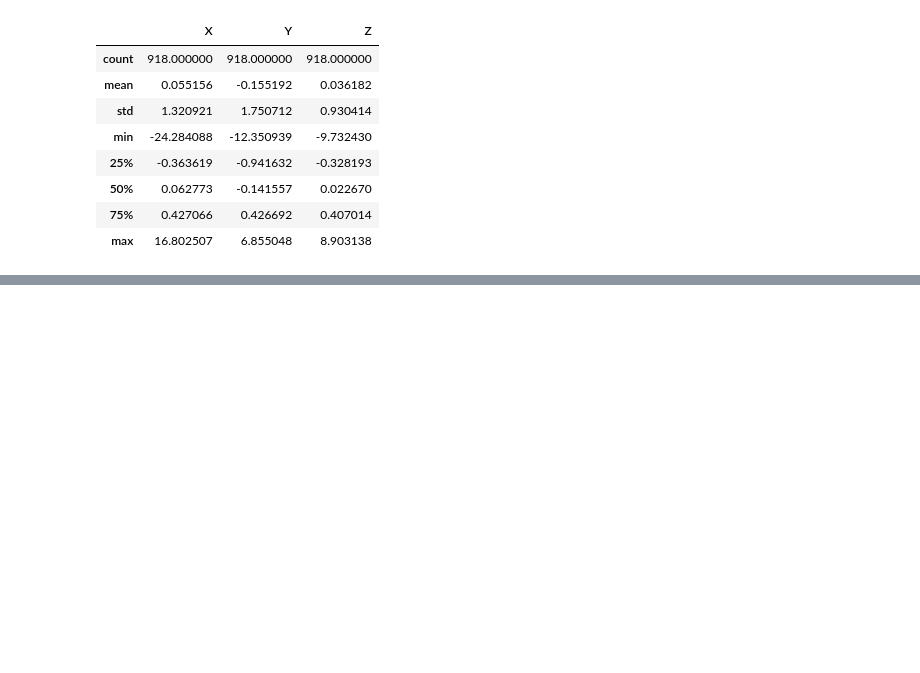
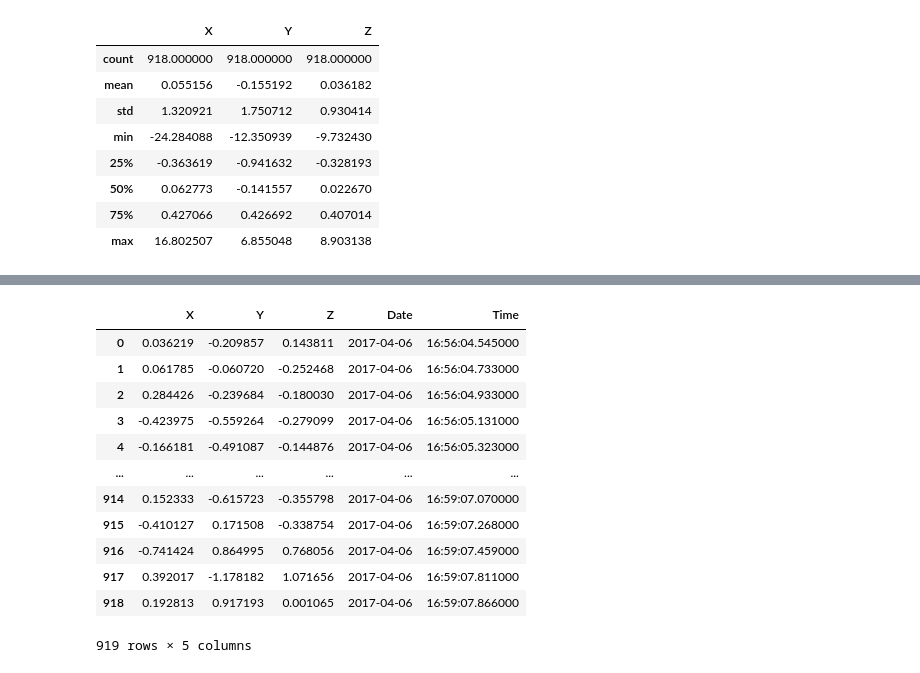
Before and after one commit to datakiptoo/Sports-Performance-Tracking, a Jupyter notebook: googleglass.ipynb, the cells around one changed output, grey strips where cells are left out. Drawn from its saved outputs; the diff is of its cells as text; code cells hidden in the pictures; blank space fills up the shorter version.

```diff
--- a/googleglass.ipynb
+++ b/googleglass.ipynb
@@ -87,0 +138,17 @@ linear_acceldata001.describe()
+# %%
+del gyro_data001['Timestamp']
+gyro_data001
+# %% [output]
+|  | X | Y | Z | Date | Time |
+| 0 | 0.036219 | -0.209857 | 0.143811 | 2017-04-06 | 16:56:04.545000 |
+| 1 | 0.061785 | -0.060720 | -0.252468 | 2017-04-06 | 16:56:04.733000 |
+| 2 | 0.284426 | -0.239684 | -0.180030 | 2017-04-06 | 16:56:04.933000 |
+| 3 | -0.423975 | -0.559264 | -0.279099 | 2017-04-06 | 16:56:05.131000 |
+| 4 | -0.166181 | -0.491087 | -0.144876 | 2017-04-06 | 16:56:05.323000 |
+| ... | ... | ... | ... | ... | ... |
+| 914 | 0.152333 | -0.615723 | -0.355798 | 2017-04-06 | 16:59:07.070000 |
+| 915 | -0.410127 | 0.171508 | -0.338754 | 2017-04-06 | 16:59:07.268000 |
+| 916 | -0.741424 | 0.864995 | 0.768056 | 2017-04-06 | 16:59:07.459000 |
+| 917 | 0.392017 | -1.178182 | 1.071656 | 2017-04-06 | 16:59:07.811000 |
+| 918 | 0.192813 | 0.917193 | 0.001065 | 2017-04-06 | 16:59:07.866000 |
+919 rows × 5 columns
```
Also changed, not shown: parts of 28 cells of this notebook, 3 other files.
